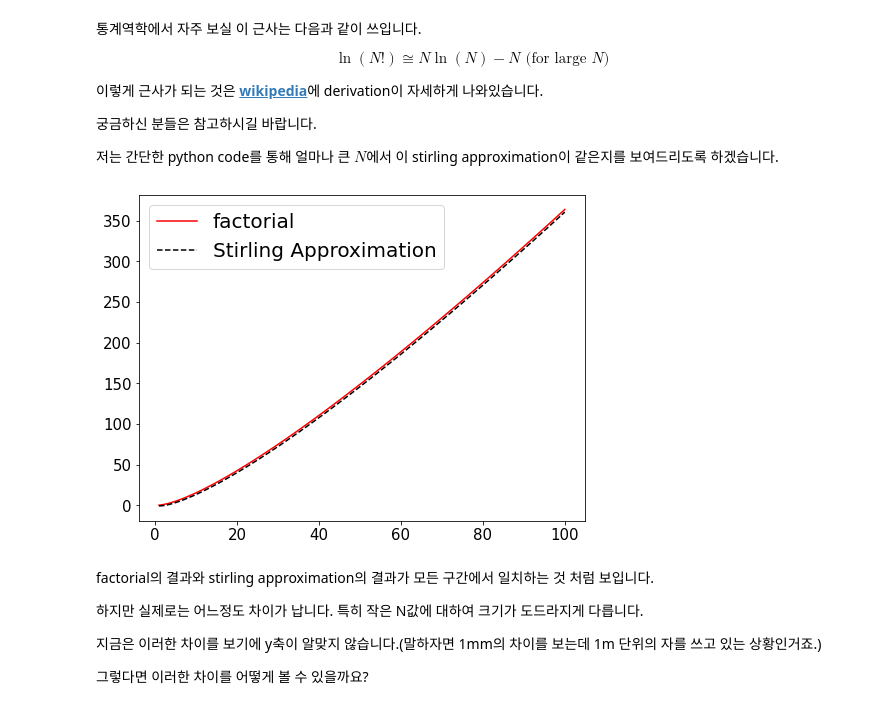
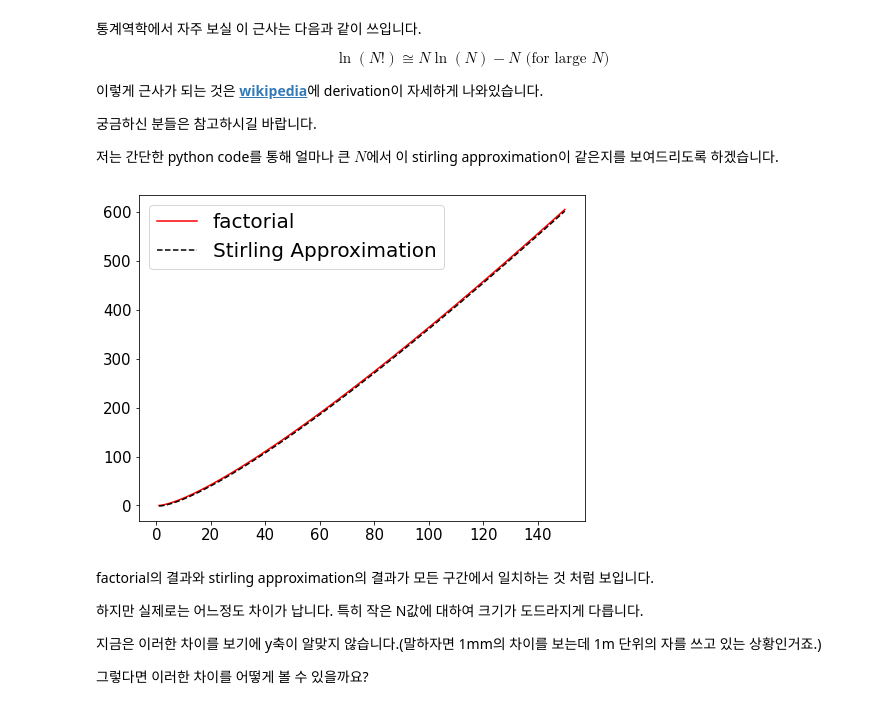
Before and after one commit to thereexist/Physical_chemistry_3, a Jupyter notebook: Ensemble state/Ensemble_state_Stirling_Approx.ipynb, the cells around one changed output. Saved outputs shown, nothing was run; the diff lists cells and outputs as text; code cells hidden in the pictures.

```diff
--- a/Ensemble state/Ensemble_state_Stirling_Approx.ipynb
+++ b/Ensemble state/Ensemble_state_Stirling_Approx.ipynb
@@ -47,34 +47,34 @@ $$\ln(N!) \cong N\ln(N) - N \text{  (for large $N$)}$$
 # %%
 # 1. 사용할 라이브러리를 불러오기
 
 import numpy as np
 import matplotlib.pyplot as plt
 # scipy는 과학 기술 계산을 위한 python 라이브러리입니다. 이 라이브러리에서 정의된 factorial 함수를 사용했습니다.
 from scipy.special import factorial
 
 # 2. 함수 정의하기
 def stirling_approx(n):
     return n * np.log(n) - n
 
 # 3. 보고 싶은 N의 최대값을 설정, N에 대한 array를 생성
-N_max = 100
+N_max = 150
 N_array = np.arange(1, N_max + 1, dtype = int)
 
 # 4. 결과 값 도출하기
 log_factorial_result = np.log(factorial(N_array))
 log_stirling_result = stirling_approx(N_array)
 
 # 5. 결과를 확인해보기
 plt.figure(figsize = (8,6))
 plt.plot(N_array, log_factorial_result, 'r-', label = "factorial")
 plt.plot(N_array, log_stirling_result, 'k--', label = "Stirling Approximation")
 
 plt.legend(fontsize = 20)
 plt.xticks(fontsize = 15)
 plt.yticks(fontsize = 15)
 plt.show()
 # %% [output]
-[figure, old version]
+[figure, new version]
 # %% [markdown]
 factorial의 결과와 stirling approximation의 결과가 모든 구간에서 일치하는 것 처럼 보입니다.
 
```
Also changed, not shown: parts of 6 cells of this notebook.
